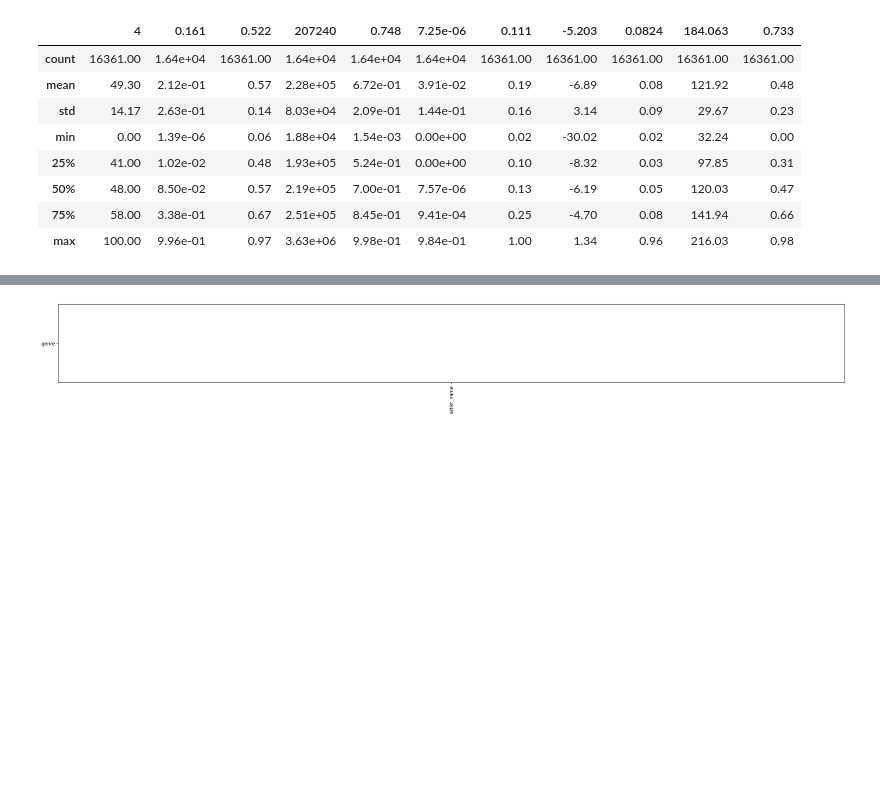
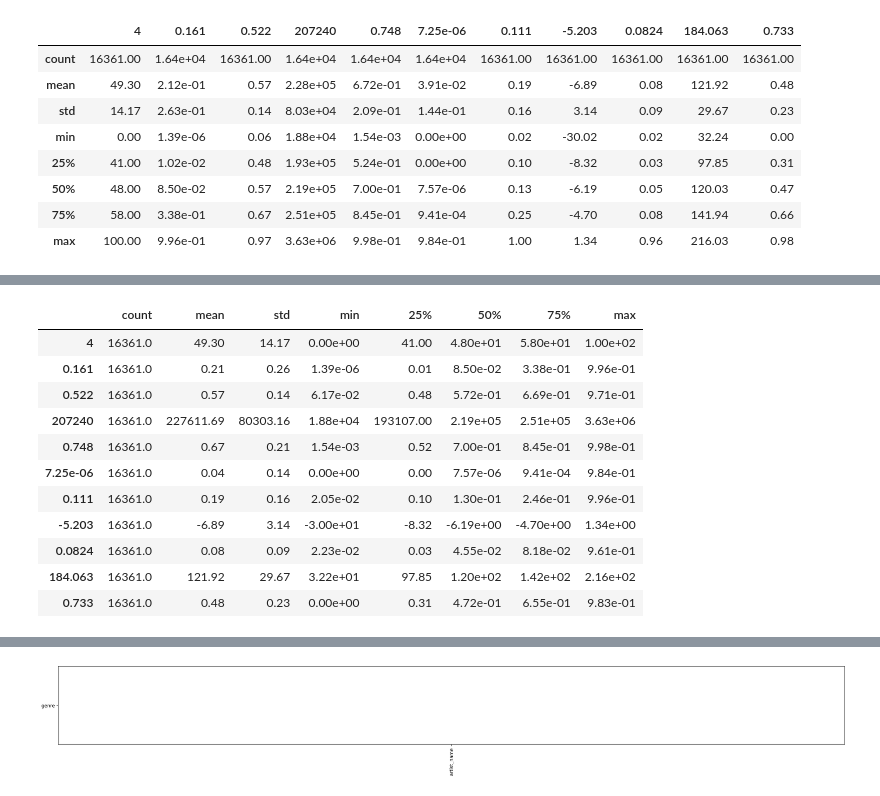
Before and after one commit to Poydd/spotifydataanalysis, a Jupyter notebook: pandas_basics.ipynb, the cells around one changed output, grey strips where cells are left out. Drawn from its saved outputs; the diff is of its cells as text; code cells hidden in the pictures; blank space fills up the shorter version.

```diff
--- a/pandas_basics.ipynb
+++ b/pandas_basics.ipynb
@@ -98,0 +141,15 @@ sd.describe()
+# %%
+sd.describe().transpose()
+# %% [output]
+|  | count | mean | std | min | 25% | 50% | 75% | max |
+| 4 | 16361.0 | 49.30 | 14.17 | 0.00e+00 | 41.00 | 4.80e+01 | 5.80e+01 | 1.00e+02 |
+| 0.161 | 16361.0 | 0.21 | 0.26 | 1.39e-06 | 0.01 | 8.50e-02 | 3.38e-01 | 9.96e-01 |
+| 0.522 | 16361.0 | 0.57 | 0.14 | 6.17e-02 | 0.48 | 5.72e-01 | 6.69e-01 | 9.71e-01 |
+| 207240 | 16361.0 | 227611.69 | 80303.16 | 1.88e+04 | 193107.00 | 2.19e+05 | 2.51e+05 | 3.63e+06 |
+| 0.748 | 16361.0 | 0.67 | 0.21 | 1.54e-03 | 0.52 | 7.00e-01 | 8.45e-01 | 9.98e-01 |
+| 7.25e-06 | 16361.0 | 0.04 | 0.14 | 0.00e+00 | 0.00 | 7.57e-06 | 9.41e-04 | 9.84e-01 |
+| 0.111 | 16361.0 | 0.19 | 0.16 | 2.05e-02 | 0.10 | 1.30e-01 | 2.46e-01 | 9.96e-01 |
+| -5.203 | 16361.0 | -6.89 | 3.14 | -3.00e+01 | -8.32 | -6.19e+00 | -4.70e+00 | 1.34e+00 |
+| 0.0824 | 16361.0 | 0.08 | 0.09 | 2.23e-02 | 0.03 | 4.55e-02 | 8.18e-02 | 9.61e-01 |
+| 184.063 | 16361.0 | 121.92 | 29.67 | 3.22e+01 | 97.85 | 1.20e+02 | 1.42e+02 | 2.16e+02 |
+| 0.733 | 16361.0 | 0.48 | 0.23 | 0.00e+00 | 0.31 | 4.72e-01 | 6.55e-01 | 9.83e-01 |
```
Also changed, not shown: parts of 8 cells of this notebook, 1 other file.
